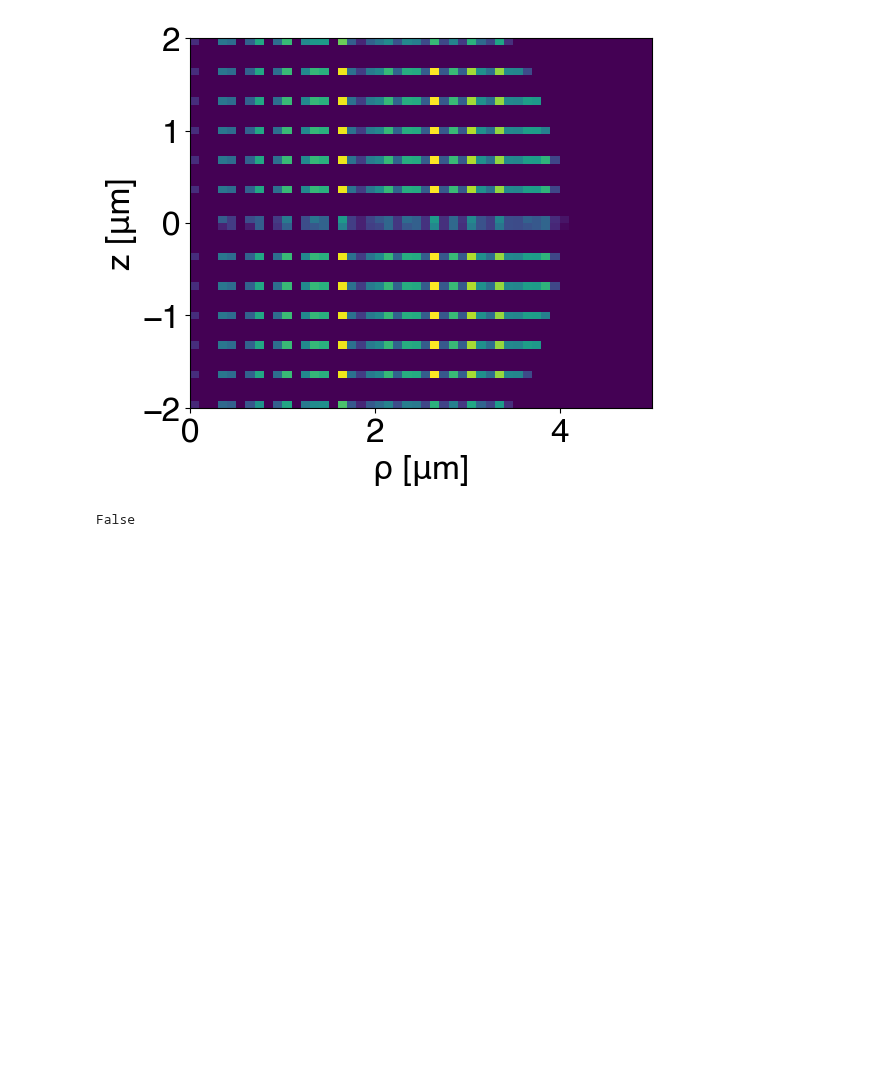
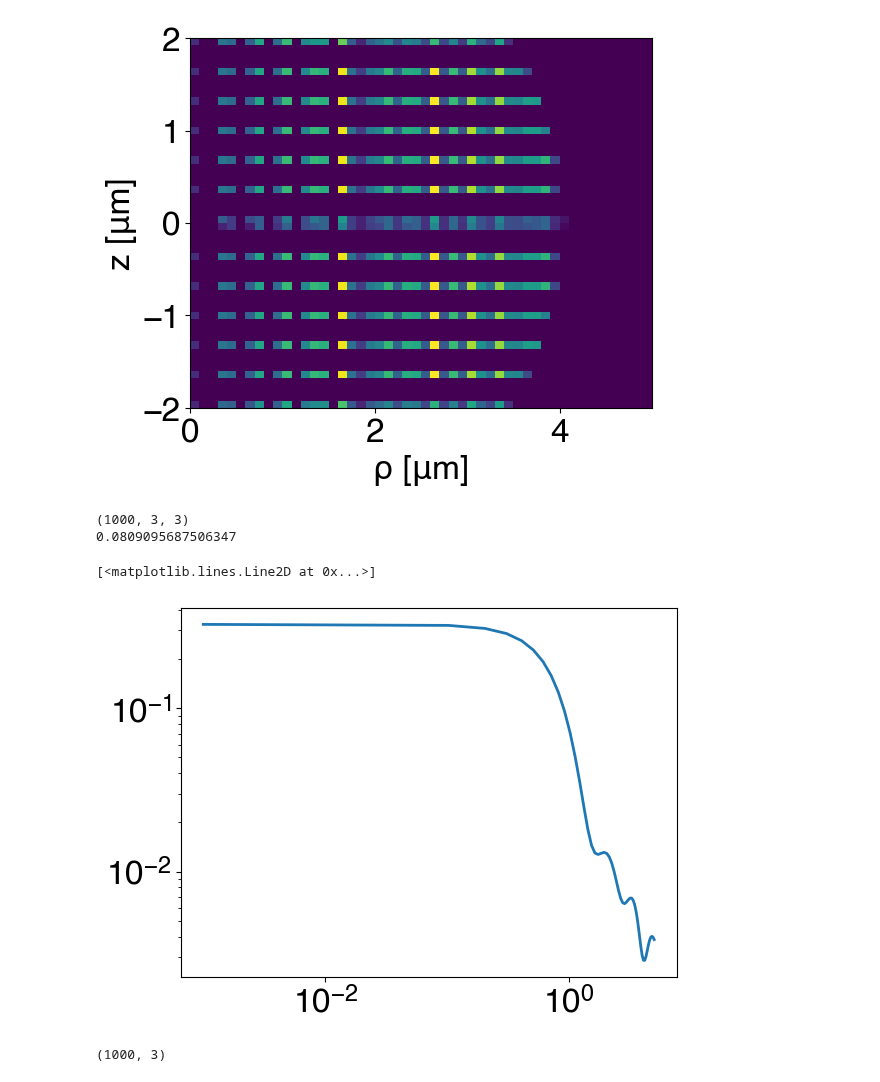
Before and after one commit to palladio11/aLENS_analysis, a Jupyter notebook: notebooks/spindle/nematic_find_alg.ipynb, the cells around one changed output. Drawn from its saved outputs; the diff is of its cells as text; code cells hidden in the pictures; blank space fills up the shorter version.

Commit message:
Updated nematic order code

```diff
--- a/notebooks/spindle/nematic_find_alg.ipynb
+++ b/notebooks/spindle/nematic_find_alg.ipynb
@@ -223,9 +223,76 @@ _ = plt.ylabel("z [μm]")
 # %% [output]
 24124884
 [figure]
-# %%
-vec1 = np.array([0,0,1])
-vec2 = np.array([0,0,2])
-np.all(vec1 == vec2)
-# %% [output]
-False
+# %%
+# Make n randomly distributed points in a LxLxL box
+n = 1000
+L = 5
+l = .125
+
+points = np.random.rand(n, 3) * L
+directions = points/np.linalg.norm(points)
+
+# Make data that looks like a sylinder data
+sy_dat = np.zeros((n, 8, 1))
+sy_dat[:, 2:5, 0] = points - .5*l*directions
+sy_dat[:, 5:8, 0] = points + .5*l*directions
+
+# Create nematic tensor
+nematic_tensor_arr = aa.nematic_order.make_nematic_tensor_arr(directions)
+print(nematic_tensor_arr.shape)
+
+# Fourier transform the nematic tensor
+fQ_arr = aa.nematic_order.fourier_transform_nematic_tensor_arr(nematic_tensor_arr, points, k=[.0,.0,1])
+
+# Find structure factor
+Snm = np.einsum('nij,mij->nm', fQ_arr, fQ_arr.conj())
+Sfact = np.mean(Snm)
+print(Sfact.real)
+# %% [output]
+(1000, 3, 3)
+0.0809095687506347
+# %%
+k_points = 50
+n = 1000
+L = 5
+# l = .125
+
+points = np.random.rand(n, 3) * L
+directions = points/np.linalg.norm(points)
+
+k_arr = np.linspace(0.001, 5., k_points)
+# k_arr = np.vstack([np.zeros(k_points), np.zeros(k_points), k_arr]).T
+k_arr = np.vstack([np.zeros(k_points), k_arr, np.zeros(k_points)]).T
+Q_arr = aa.nematic_order.make_nematic_tensor_arr(directions)
+
+S_arr = np.zeros(k_points)
+
+for i in range(k_points):
+    S_arr[i] = aa.nematic_order.make_structure_factor(Q_arr, points, k_arr[i])
+# %%
+plt.loglog(k_arr[:,1], S_arr)
+# %% [output]
+[<matplotlib.lines.Line2D at 0x...>]
+[figure, added]
+# %%
+k_points = 50
+n = 1000
+L = .1
+# l = .125
+
+points = np.random.rand(n, 3) * L
+# directions = points/np.linalg.norm(points)
+directions = np.tile(np.array([0,0,1]), (n, 1))
+print(directions.shape)
+
+k_arr = np.linspace(1./L, n/L, k_points)
+k_arr = np.vstack([np.zeros(k_points), np.zeros(k_points), k_arr]).T
+# k_arr = np.vstack([np.zeros(k_points), k_arr, np.zeros(k_points)]).T
+Q_arr = aa.nematic_order.make_nematic_tensor_arr(directions)
+
+S_arr = np.zeros(k_points)
+
+for i in range(k_points):
+    S_arr[i] = aa.nematic_order.make_structure_factor(Q_arr, points, k_arr[i])
+# %% [output]
+(1000, 3)
```
Also changed, not shown: parts of 12 cells of this notebook, 1 other file.
